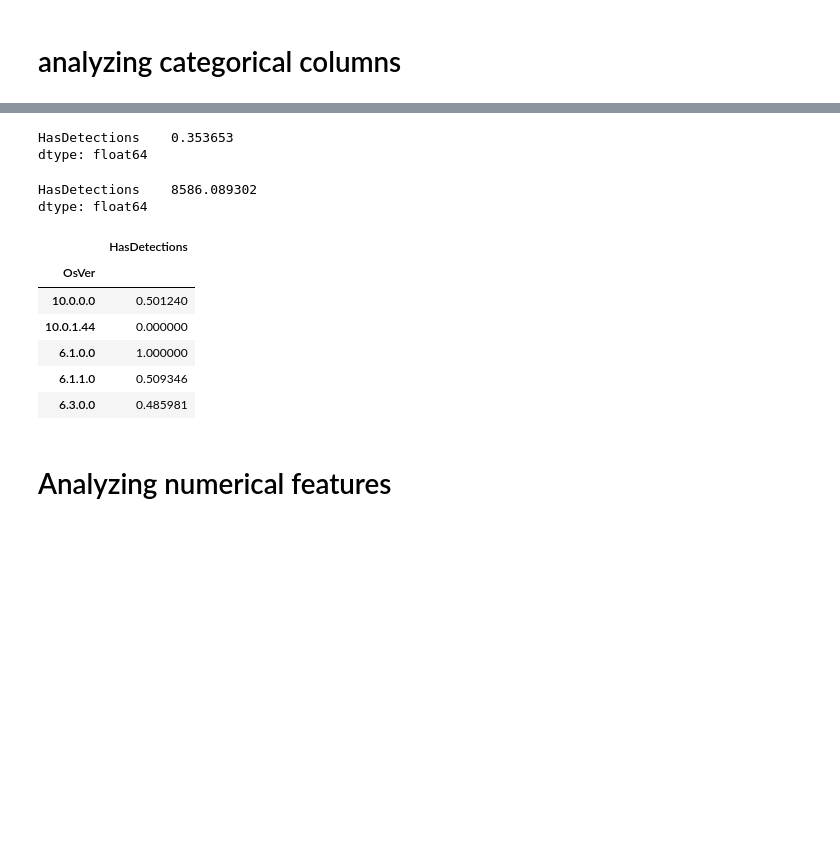
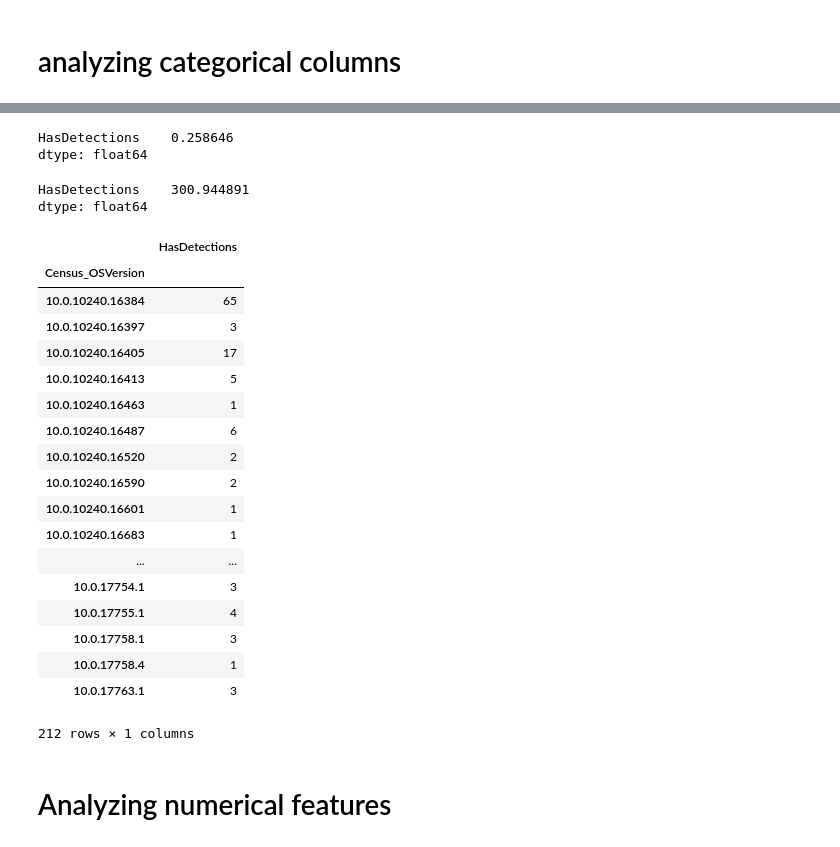
Before and after one commit to mathee/classification, a Jupyter notebook: explore.ipynb, the cells around one changed output, grey strips where cells are left out. Drawn from its saved outputs; the diff is of its cells as text; code cells hidden in the pictures; blank space fills up the shorter version.

```diff
--- a/explore.ipynb
+++ b/explore.ipynb
@@ -42,6 +42,6 @@ df.head(5)
 # delete irrelevant object columns
 # %%
 # delete object columns that have so many categories inside that no general rule can be derived from them (estimated)
-irrelevant_object_columns = identify_irrelevant_object_columns(df, 0.001)
+irrelevant_object_columns = identify_irrelevant_object_columns(df, 0.1)
 irrelevant_object_columns
 # %% [output]
@@ -117,0 +90,2 @@ scatter["count_std"] = count_std
+# %%
+cols_to_delete, scatter = identify_insignificant_object_columns(df)
@@ -145,0 +124,3 @@ scatter.sort_values(by="mean_std", ascending = False)
+# %%
+df.drop(cols_to_delete, axis=1, inplace=True)
+df.head(5)
@@ -146,24 +135,36 @@ scatter.sort_values(by="mean_std", ascending = False)
 # %%
-dimension = "OsVer"
+dimension = "Census_OSVersion"
 df[[dimension, "HasDetections"]].groupby(dimension).mean().std() #--> should be high
 # %% [output]
-HasDetections    0.353653
+HasDetections    0.258646
 dtype: float64
 # %%
 df[[dimension, "HasDetections"]].groupby(dimension).count().std() #--> should be low
 # %% [output]
-HasDetections    8586.089302
+HasDetections    300.944891
 dtype: float64
 # %%
-df[[dimension, "HasDetections"]].groupby(dimension).mean()
+df[[dimension, "HasDetections"]].groupby(dimension).count()
 # %% [output]
 |  | HasDetections |
-| OsVer |  |
-| 10.0.0.0 | 0.501240 |
-| 10.0.1.44 | 0.000000 |
-| 6.1.0.0 | 1.000000 |
-| 6.1.1.0 | 0.509346 |
-| 6.3.0.0 | 0.485981 |
+| Census_OSVersion |  |
+| 10.0.10240.16384 | 65 |
+| 10.0.10240.16397 | 3 |
+| 10.0.10240.16405 | 17 |
+| 10.0.10240.16413 | 5 |
+| 10.0.10240.16463 | 1 |
+| 10.0.10240.16487 | 6 |
+| 10.0.10240.16520 | 2 |
+| 10.0.10240.16590 | 2 |
+| 10.0.10240.16601 | 1 |
+| 10.0.10240.16683 | 1 |
+| ... | ... |
+| 10.0.17754.1 | 3 |
+| 10.0.17755.1 | 4 |
+| 10.0.17758.1 | 3 |
+| 10.0.17758.4 | 1 |
+| 10.0.17763.1 | 3 |
+212 rows × 1 columns
 # %% [markdown]
 # Analyzing numerical features
 # %%
```
Also changed, not shown: parts of 19 cells of this notebook, 8 other files.
